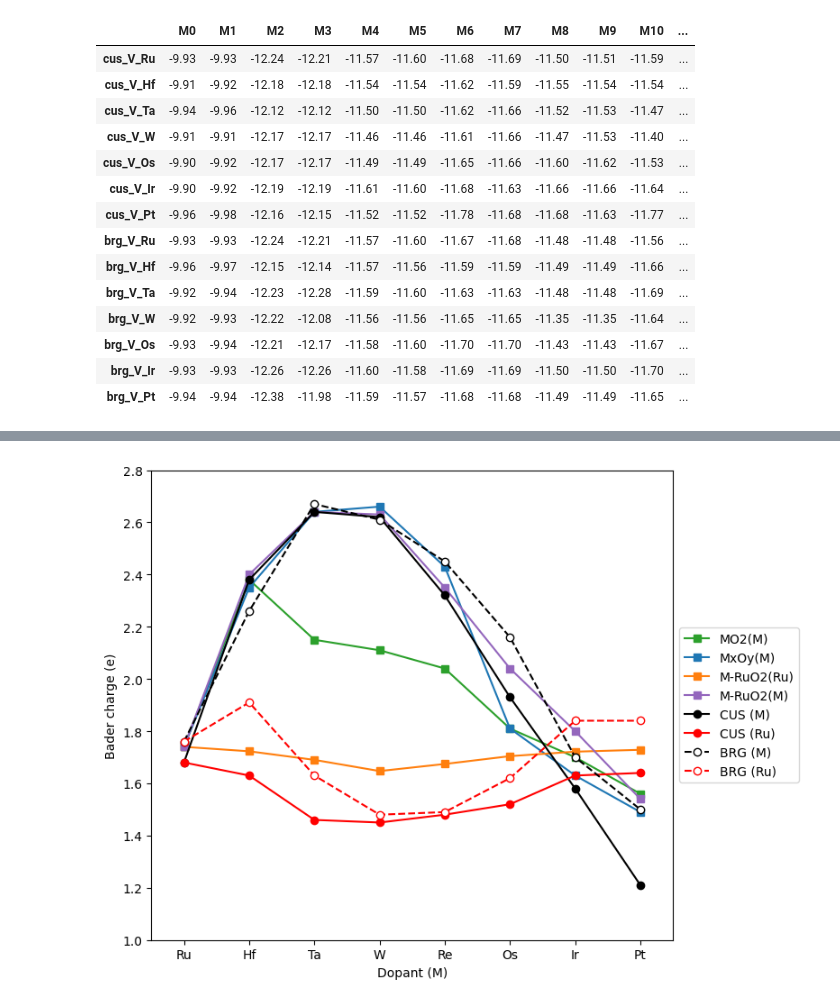
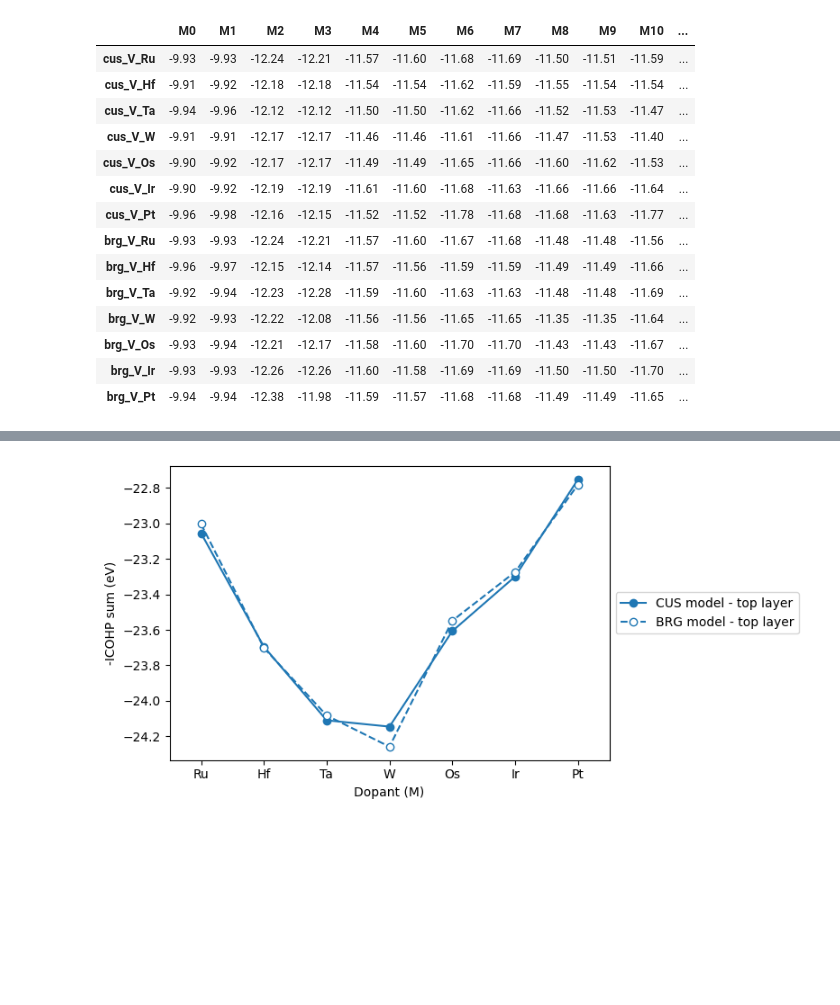
Before and after one commit to jhyeonjung97/tools, a Jupyter notebook: ruo2/icohp5.ipynb, the cells around one changed output, grey strips where cells are left out. Cells and saved outputs as stored; diff of their text form; code cells hidden in the pictures; blank space fills up the shorter version.

```diff
--- a/ruo2/icohp5.ipynb
+++ b/ruo2/icohp5.ipynb
@@ -420,26 +177,0 @@ data
-# %%
-plt.figure(figsize=(8,6))
-
-plt.plot(elements, data['MO2(M)'][0:8], linestyle='-', marker='s', label='MO2(M)', color='tab:green')
-plt.plot(elements, data['MxOy(M)'][0:8], linestyle='-', marker='s', label='MxOy(M)', color='tab:blue')
-plt.plot(elements, data['M-RuO2(Ru)'][0:8], linestyle='-', marker='s', label='M-RuO2(Ru)', color='tab:orange')
-plt.plot(elements, data['M-RuO2(M)'][0:8], linestyle='-', marker='s', label='M-RuO2(M)', color='tab:purple')
-plt.plot(elements, data['M15'][0:8], linestyle='-', marker='o', label='CUS (M)', color='black')
-plt.plot(elements, data['M14'][0:8], linestyle='-', marker='o', label='CUS (Ru)', color='red')
-plt.plot(elements, data['M15'][8:16], linestyle='--', marker='o', label='BRG (M)', color='black', markerfacecolor='white')
-plt.plot(elements, data['M12'][8:16], linestyle='--', marker='o', label='BRG (Ru)', color='red', markerfacecolor='white')
-
-plt.xlabel('Dopant (M)')
-plt.ylabel('Bader charge (e)')
-plt.ylim(1.0, 2.8)
-
-plt.xlim(-0.5, 7.5)
-plt.xticks(range(len(elements)), elements)
-plt.legend(loc='center left', bbox_to_anchor=(1, 0.5))
-
-plt.savefig(f'{root}/figures/bader_charge_per_atom2.png', dpi=dpi, transparent=True, bbox_inches='tight')
-plt.tight_layout()
-plt.show()
-plt.close()
-# %% [output]
-[figure, removed]
@@ -468,0 +178,31 @@ plt.close()
+# %%
+plt.figure(figsize=(8,4))
+elements = ['Ru', 'Hf', 'Ta', 'W', 'Os', 'Ir', 'Pt']
+
+# colors = ['silver', 'silver', 'black', 'black', 'black', 'black', 'black', 'black',
+colors1 = ['silver', 'silver', 'silver', 'silver', 'silver', 'silver', 'silver', 'silver',
+'tab:blue', 'tab:blue', 'tab:orange', 'tab:orange', 'tab:green', 'tab:green', 'red', 'black']
+colors2 = ['silver', 'silver', 'silver', 'silver', 'silver', 'silver', 'silver', 'silver',
+'tab:blue', 'tab:blue', 'tab:orange', 'tab:orange', 'red', 'tab:green', 'tab:green', 'black']
+
+# plt.plot(elements, data[f'ICOHP_all'][0:7], marker='o', label='CUS model - all', color='tab:green')
+plt.plot(elements, data[f'ICOHP_top2'][0:7], marker='o', label='CUS model - top layer', color='tab:blue')
+
+# plt.plot(elements, data[f'ICOHP_all'][7:14], marker='o', markerfacecolor='white', linestyle='--', label='BRG model - all', color='tab:green')
+plt.plot(elements, data[f'ICOHP_top2'][7:14], marker='o', markerfacecolor='white', linestyle='--', label='BRG model - top layer', color='tab:blue')
+
+
+plt.xlabel('Dopant (M)')
+plt.ylabel('-ICOHP sum (eV)')
+# plt.ylim(1.0, 2.8)
+
+plt.xlim(-0.5, 6.5)
+# plt.xticks(range(len(elements)-1), elements-['Re'])
+plt.legend(loc='center left', bbox_to_anchor=(1, 0.5))
+
+plt.savefig(f'{root}/figures/icohp_top2.png', dpi=dpi, transparent=True, bbox_inches='tight')
+plt.tight_layout()
+plt.show()
+plt.close()
+# %% [output]
+[figure, added]
```
Also changed, not shown: parts of 9 cells of this notebook, 2 other files.
